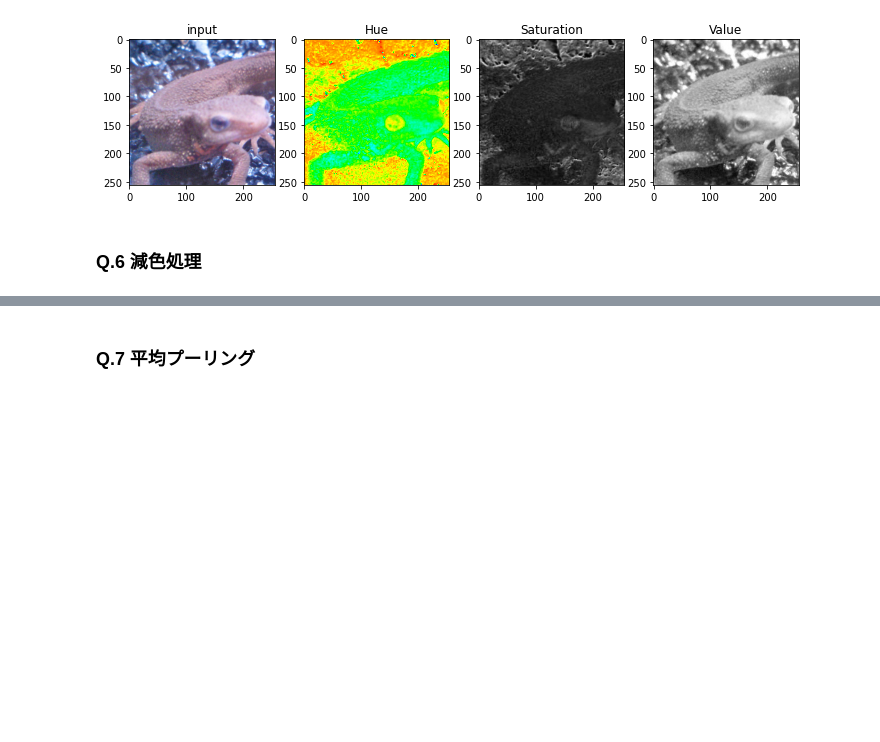
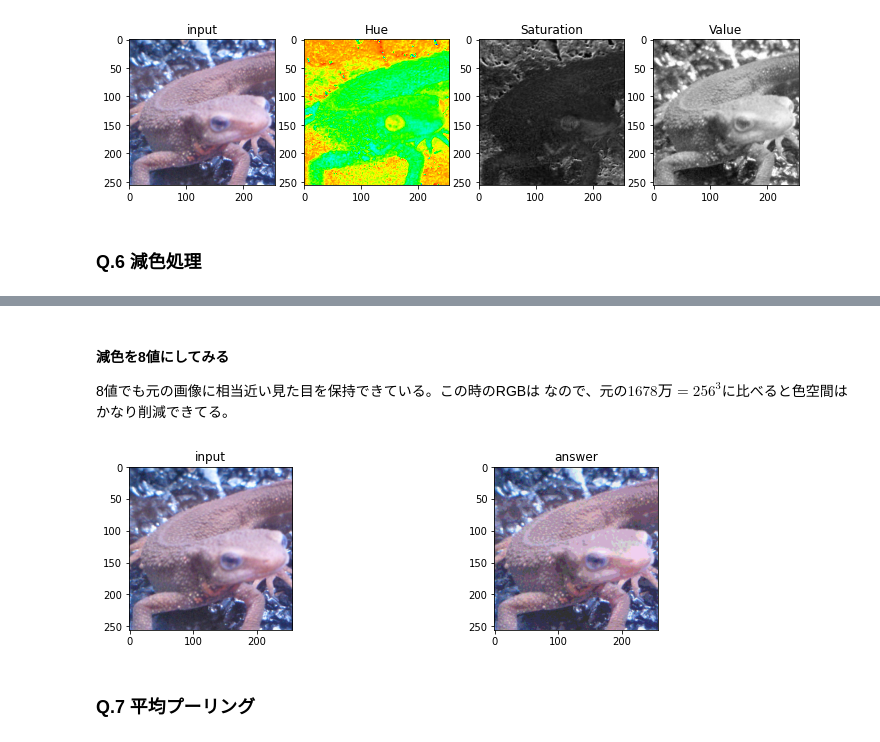
Before and after one commit to TakuroTerui/Gasyori100knock, a Jupyter notebook: work/Gasyori100knock_Q1_10.ipynb, the cells around one changed output, grey strips where cells are left out. Saved outputs shown, nothing was run; the diff lists cells and outputs as text; code cells hidden in the pictures; blank space fills up the shorter version.

```diff
--- a/work/Gasyori100knock_Q1_10.ipynb
+++ b/work/Gasyori100knock_Q1_10.ipynb
@@ -269,2 +292,19 @@ plt.show()
+# %% [markdown]
+#### 減色を8値にしてみる
+
+8値でも元の画像に相当近い見た目を保持できている。この時のRGBは なので、元の$1678万 = 256 ^ 3$に比べると色空間はかなり削減できてる。
+# %%
+img_sub = color_subtraction(img_orig, div=8) # color subtract
+
+plt.figure(figsize=(12, 3))
+plt.subplot(1, 2, 1)
+plt.title('input')
+plt.imshow(img_orig)
+plt.subplot(1, 2, 2)
+plt.title('answer')
+plt.imshow(img_sub)
+plt.show()
+# %% [output]
+[figure, added]
 # %% [markdown]
 ### Q.7 平均プーリング
```
Also changed, not shown: parts of 19 cells of this notebook.
